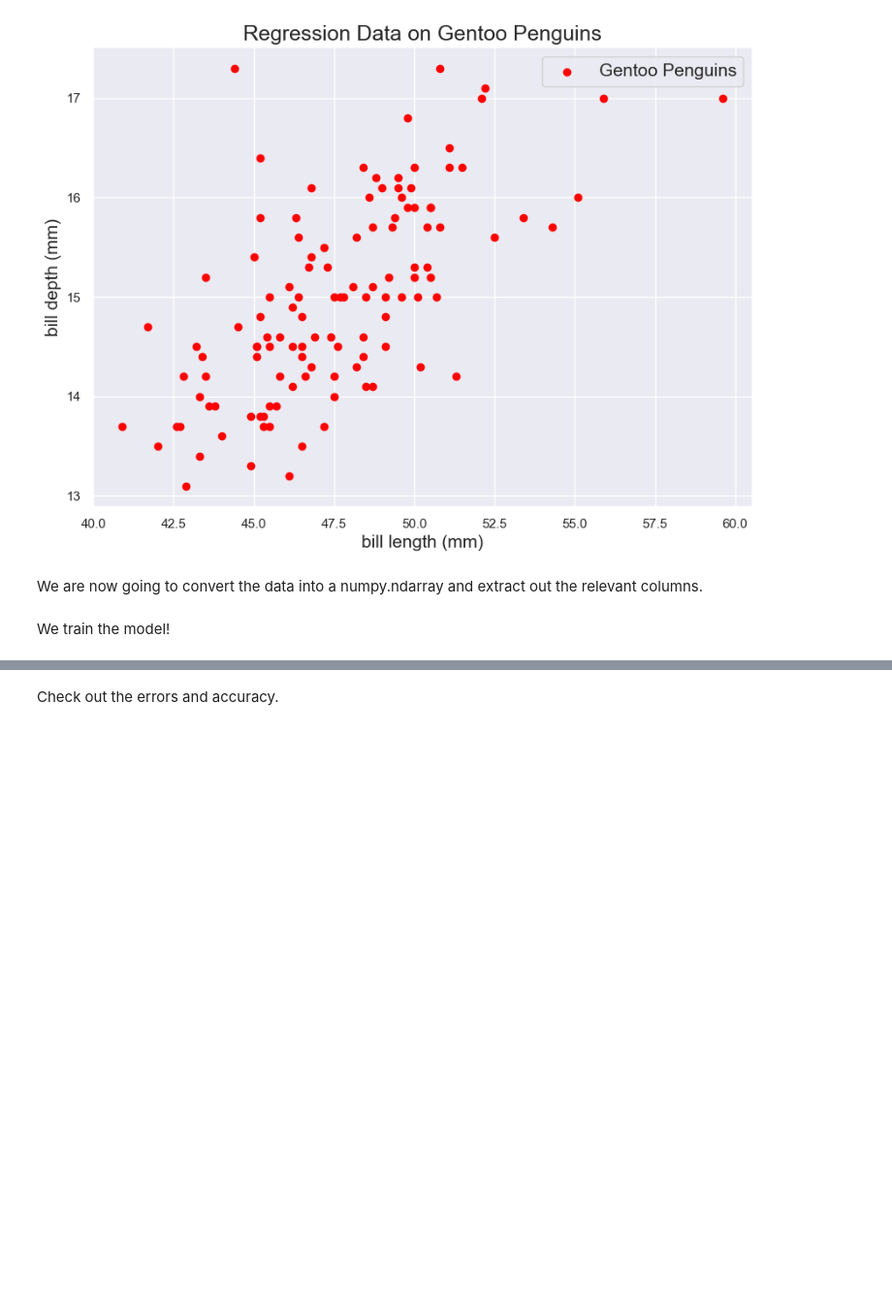
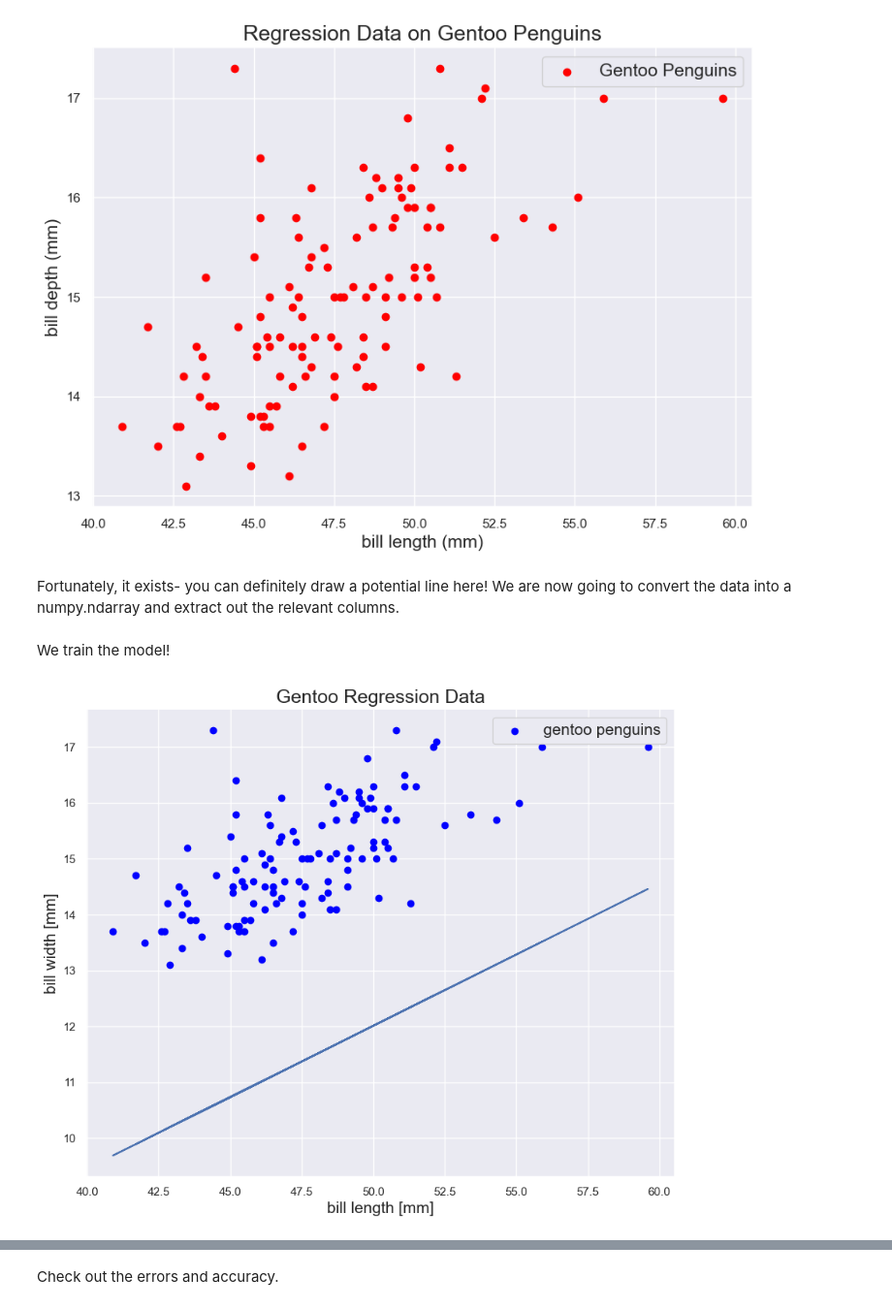
Before and after one commit to faithz314/INDE577, a Jupyter notebook: 577repo/Supervised Learning/2_Gradient Descent/Gentoo Penguins.ipynb, the cells around one changed output, grey strips where cells are left out. Shown at 97% size. Cells and saved outputs as stored; diff of their text form; code cells hidden in the pictures; blank space fills up the shorter version.

```diff
--- a/577repo/Supervised Learning/2_Gradient Descent/Gentoo Penguins.ipynb
+++ b/577repo/Supervised Learning/2_Gradient Descent/Gentoo Penguins.ipynb
@@ -100,7 +119,7 @@ plt.show()
 # %% [output]
 [figure]
 # %% [markdown]
-We are now going to convert the data into a numpy.ndarray and extract out the relevant columns.
+Fortunately, it exists- you can definitely draw a potential line here! We are now going to convert the data into a numpy.ndarray and extract out the relevant columns.
 # %%
 X = df['bill_length_mm'].values.reshape(-1, 1) #specifically reshapes to -1 and 1
 y = df['bill_depth_mm'].values
@@ -119,0 +131,19 @@ y_pred = model.predict(X_test)
+# %%
+def linear_activation(z):
+    return z
+
+model = SingleNeuron(linear_activation)
+model.train(X, y, alpha = 0.0008, epochs = 1000)
+
+y_pred = model.predict(X_test)
+
+plt.figure(figsize = (10, 8))
+plt.scatter(X, y, color = "blue", label = "gentoo penguins")
+plt.plot(X, model.predict(X.reshape(-1, 1)))
+plt.xlabel("bill length [mm]", fontsize = 15)
+plt.ylabel("bill width [mm]", fontsize = 15)
+plt.title("Gentoo Regression Data", fontsize = 18)
+plt.legend(fontsize = 15)
+plt.show()
+# %% [output]
+[figure, added]
```
Also changed, not shown: parts of 18 cells of this notebook, 1 other file.
